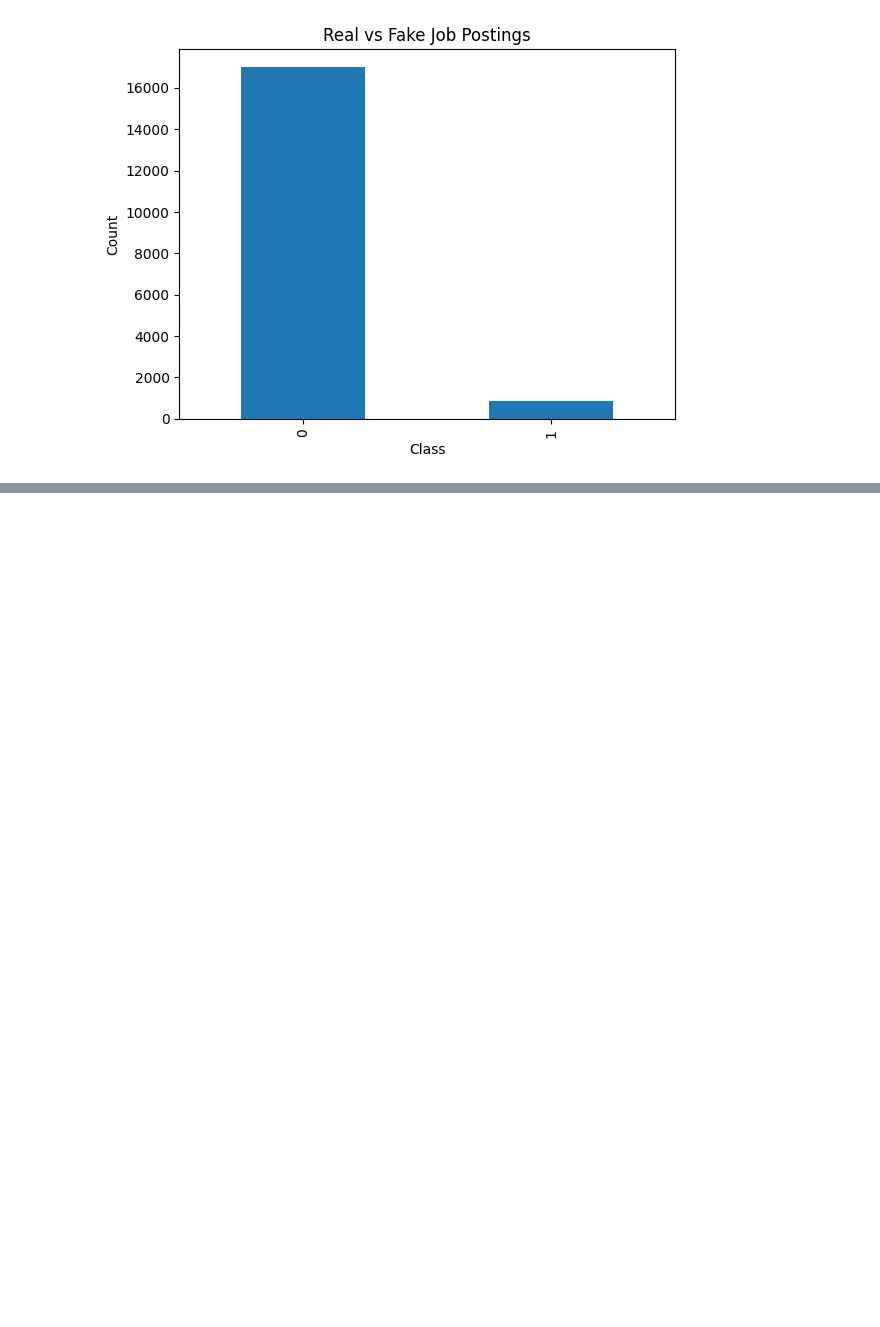
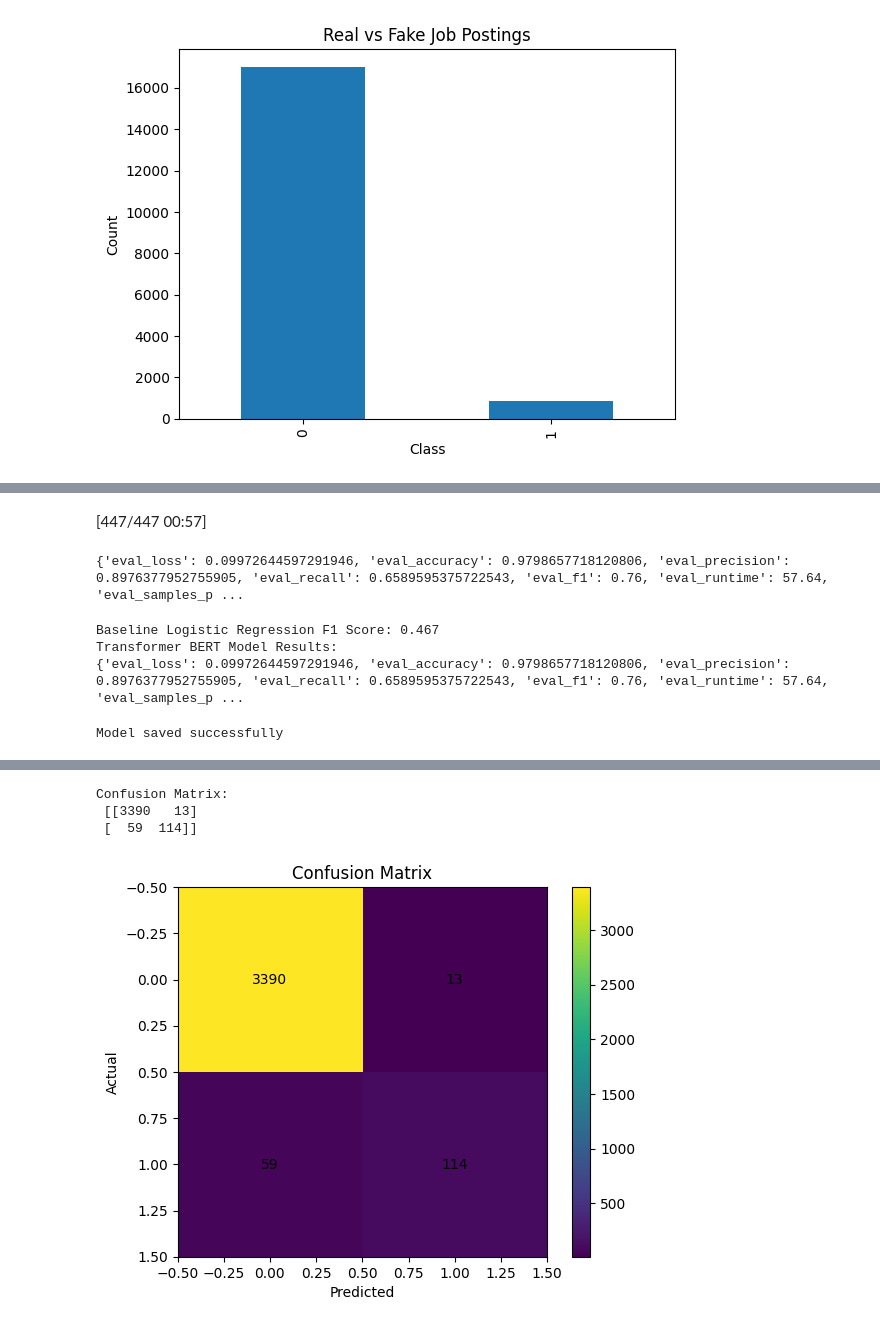
Before and after one commit to Rivier-Computer-Science/SP25-690-Palsa, a Jupyter notebook: fake-job-detection-transformer/code/fake_job_detection.ipynb, the cells around one changed output, grey strips where cells are left out. Drawn from its saved outputs; the diff is of its cells as text; code cells hidden in the pictures; blank space fills up the shorter version.

Commit message:
Full Implementation and Results

```diff
--- a/fake-job-detection-transformer/code/fake_job_detection.ipynb
+++ b/fake-job-detection-transformer/code/fake_job_detection.ipynb
@@ -191,0 +232,4 @@ plt.show()
+# %%
+# PHASE 10: Load Tokenizer
+
+tokenizer = BertTokenizer.from_pretrained("bert-base-uncased")
@@ -191,0 +346,14 @@ plt.show()
+# %%
+# PHASE 17: Trainer Setup
+
+trainer = Trainer(
+    model=model,
+    args=training_args,
+    train_dataset=train_dataset,
+    eval_dataset=test_dataset,
+    compute_metrics=compute_metrics
+)
+# %%
+# PHASE 18: Start Training
+
+trainer.train()
@@ -191,0 +368,9 @@ plt.show()
+# %%
+# PHASE 19: Evaluate Transformer Model
+
+evaluation_results = trainer.evaluate()
+
+print(evaluation_results)
+# %% [output]
+[447/447 00:57]
+{'eval_loss': 0.09972644597291946, 'eval_accuracy': 0.9798657718120806, 'eval_precision': 0.8976377952755905, 'eval_recall': 0.6589595375722543, 'eval_f1': 0.76, 'eval_runtime': 57.64, 'eval_samples_p ...
@@ -191,0 +408,48 @@ plt.show()
+# %%
+# PHASE 21: Model Comparison
+
+print("Baseline Logistic Regression F1 Score:", round(f1, 4))
+print("Transformer BERT Model Results:")
+print(evaluation_results)
+# %% [output]
+Baseline Logistic Regression F1 Score: 0.467
+Transformer BERT Model Results:
+{'eval_loss': 0.09972644597291946, 'eval_accuracy': 0.9798657718120806, 'eval_precision': 0.8976377952755905, 'eval_recall': 0.6589595375722543, 'eval_f1': 0.76, 'eval_runtime': 57.64, 'eval_samples_p ...
+# %%
+# PHASE 22: Save Model
+
+model.save_pretrained("fake_job_bert_model")
+tokenizer.save_pretrained("fake_job_bert_model")
+
+print("Model saved successfully")
+# %% [output]
+Model saved successfully
+# %%
+# PHASE 23: Confusion Matrix
+
+from sklearn.metrics import confusion_matrix
+import matplotlib.pyplot as plt
+import numpy as np
+
+preds = trainer.predict(test_dataset)
+y_pred = np.argmax(preds.predictions, axis=1)
+y_true = preds.label_ids
+
+cm = confusion_matrix(y_true, y_pred)
+
+print("Confusion Matrix:\n", cm)
+
+plt.figure()
+plt.imshow(cm)
+
+plt.title("Confusion Matrix")
+plt.xlabel("Predicted")
+plt.ylabel("Actual")
+
+for i in range(cm.shape[0]):
+    for j in range(cm.shape[1]):
+        plt.text(j, i, cm[i, j], ha="center", va="center")
+
+plt.colorbar()
+plt.show()
+# %% [output]
@@ -191,0 +457,4 @@ plt.show()
+Confusion Matrix:
+ [[3390   13]
+ [  59  114]]
+[figure, added]
```
Also changed, not shown: parts of 15 cells of this notebook.
